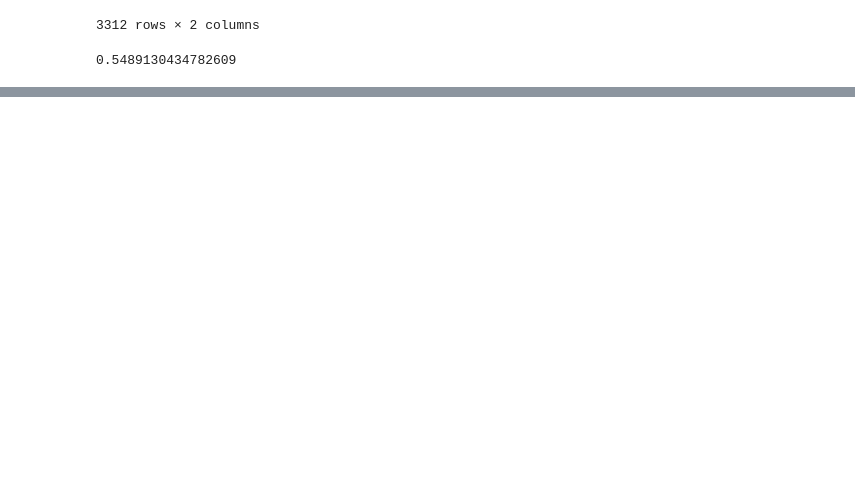
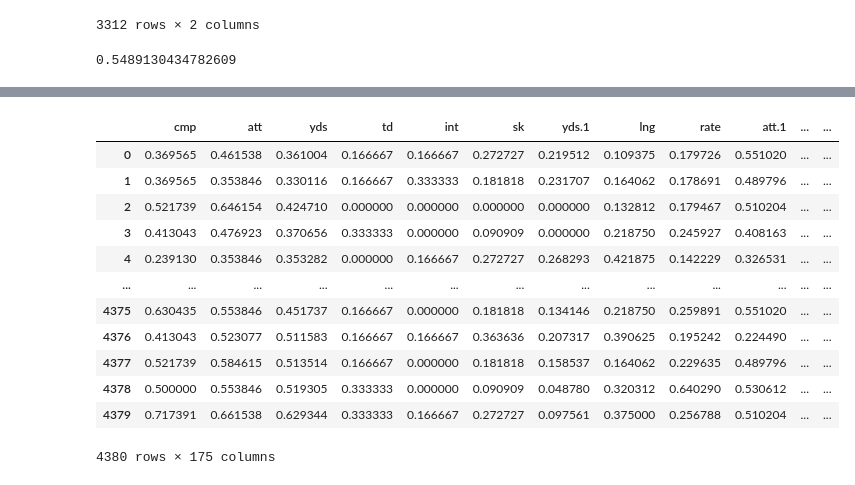
Before and after one commit to brandonahart/nfl-predict, a Jupyter notebook: predict.ipynb, the cells around one changed output, grey strips where cells are left out. Saved outputs shown, nothing was run; the diff lists cells and outputs as text; code cells hidden in the pictures; blank space fills up the shorter version.

```diff
--- a/predict.ipynb
+++ b/predict.ipynb
@@ -162,0 +198,16 @@ df.groupby("home").appply(lambda x: x[x["won"] == 1].shape[0] / x.shape[0])
+# %%
+df
+# %% [output]
+|  | cmp | att | yds | td | int | sk | yds.1 | lng | rate | att.1 | ... | ... |
+| 0 | 0.369565 | 0.461538 | 0.361004 | 0.166667 | 0.166667 | 0.272727 | 0.219512 | 0.109375 | 0.179726 | 0.551020 | ... | ... |
+| 1 | 0.369565 | 0.353846 | 0.330116 | 0.166667 | 0.333333 | 0.181818 | 0.231707 | 0.164062 | 0.178691 | 0.489796 | ... | ... |
+| 2 | 0.521739 | 0.646154 | 0.424710 | 0.000000 | 0.000000 | 0.000000 | 0.000000 | 0.132812 | 0.179467 | 0.510204 | ... | ... |
+| 3 | 0.413043 | 0.476923 | 0.370656 | 0.333333 | 0.000000 | 0.090909 | 0.000000 | 0.218750 | 0.245927 | 0.408163 | ... | ... |
+| 4 | 0.239130 | 0.353846 | 0.353282 | 0.000000 | 0.166667 | 0.272727 | 0.268293 | 0.421875 | 0.142229 | 0.326531 | ... | ... |
+| ... | ... | ... | ... | ... | ... | ... | ... | ... | ... | ... | ... | ... |
+| 4375 | 0.630435 | 0.553846 | 0.451737 | 0.166667 | 0.000000 | 0.181818 | 0.134146 | 0.218750 | 0.259891 | 0.551020 | ... | ... |
+| 4376 | 0.413043 | 0.523077 | 0.511583 | 0.166667 | 0.166667 | 0.363636 | 0.207317 | 0.390625 | 0.195242 | 0.224490 | ... | ... |
+| 4377 | 0.521739 | 0.584615 | 0.513514 | 0.166667 | 0.000000 | 0.181818 | 0.158537 | 0.164062 | 0.229635 | 0.489796 | ... | ... |
+| 4378 | 0.500000 | 0.553846 | 0.519305 | 0.333333 | 0.000000 | 0.090909 | 0.048780 | 0.320312 | 0.640290 | 0.530612 | ... | ... |
+| 4379 | 0.717391 | 0.661538 | 0.629344 | 0.333333 | 0.166667 | 0.272727 | 0.097561 | 0.375000 | 0.256788 | 0.510204 | ... | ... |
+4380 rows × 175 columns
```
Also changed, not shown: parts of 19 cells of this notebook.
